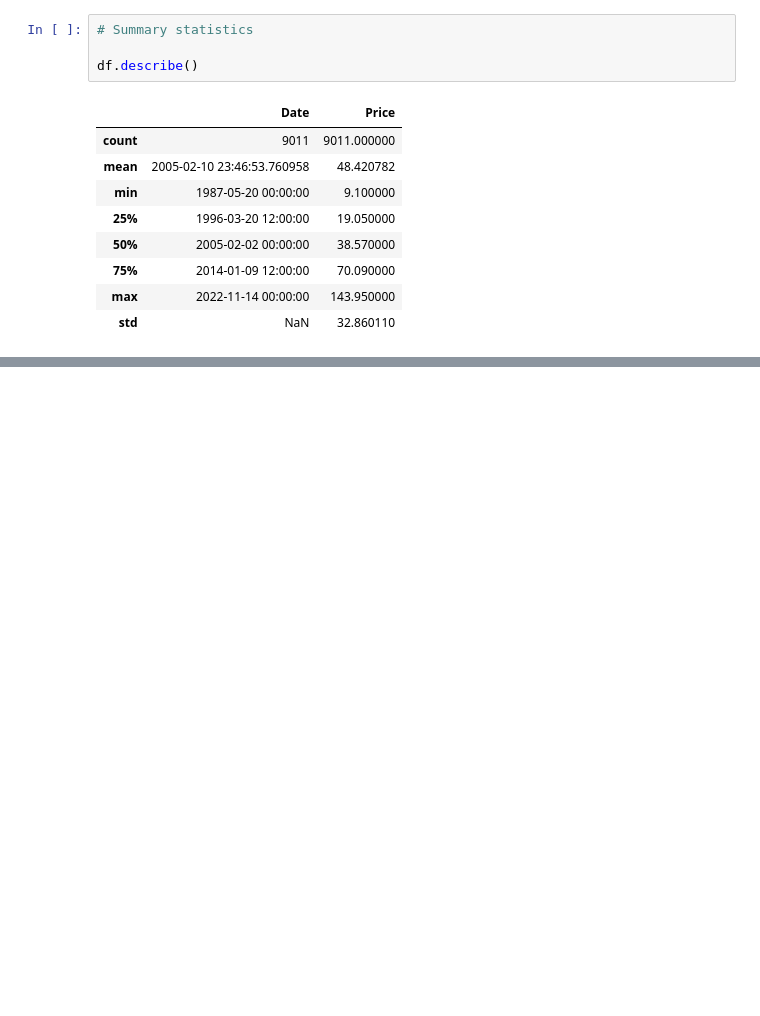
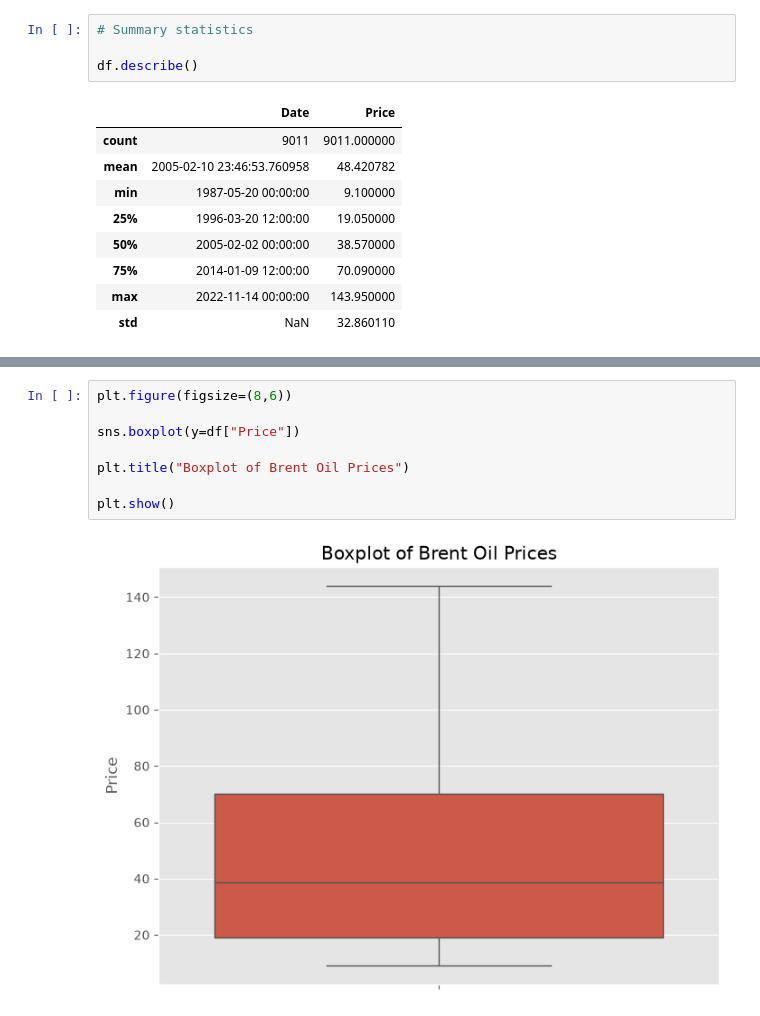
Before and after one commit to Lalisecf/brent-oil-change-point-analysis-week10, a Jupyter notebook: notebooks/task1_eda.ipynb, the cells around one changed output, grey strips where cells are left out. Drawn from its saved outputs; the diff is of its cells as text; blank space fills up the shorter version.

```diff
--- a/notebooks/task1_eda.ipynb
+++ b/notebooks/task1_eda.ipynb
@@ -109,0 +154,10 @@ df.describe()
+# %%
+plt.figure(figsize=(8,6))
+
+sns.boxplot(y=df["Price"])
+
+plt.title("Boxplot of Brent Oil Prices")
+
+plt.show()
+# %% [output]
+[figure, added]
```
Also changed, not shown: parts of 5 cells of this notebook.
